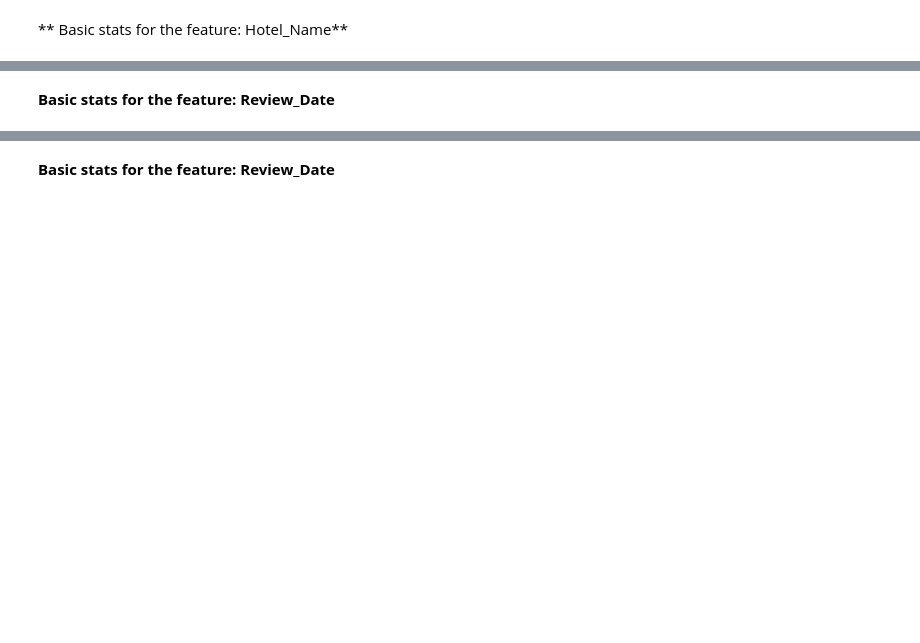
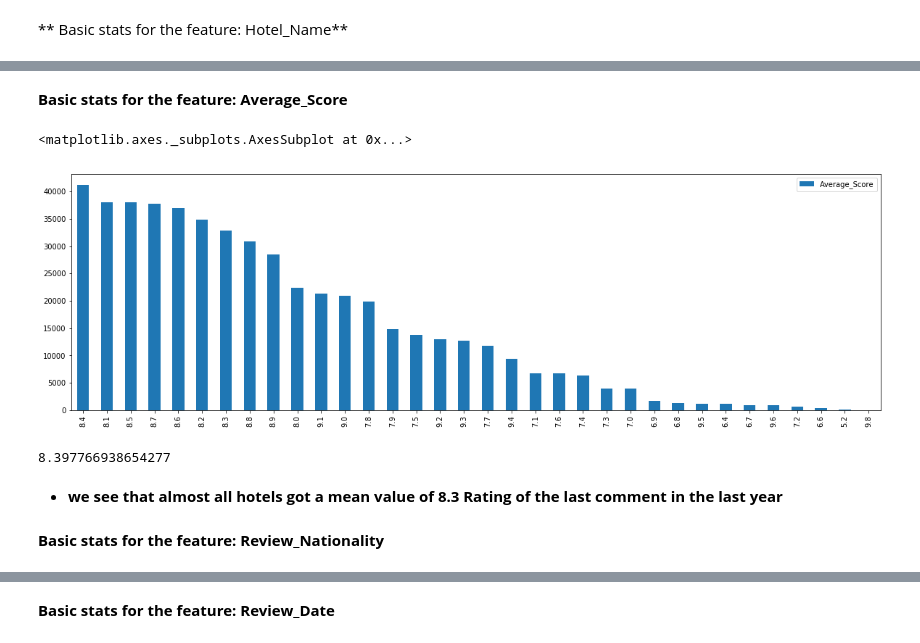
Before and after one commit to muralidhar520/Machine-Learning, a Jupyter notebook: 515k Hotel Reviews Data in Europe/515k-hotel-reviews-data-in-europe.ipynb, the cells around one changed output, grey strips where cells are left out. Cells and saved outputs as stored; diff of their text form; code cells hidden in the pictures; blank space fills up the shorter version.

```diff
--- a/515k Hotel Reviews Data in Europe/515k-hotel-reviews-data-in-europe.ipynb
+++ b/515k Hotel Reviews Data in Europe/515k-hotel-reviews-data-in-europe.ipynb
@@ -120,5 +119,18 @@ Hotel_Name_count.most_common(10)
 # %% [markdown]
-**Basic stats for the feature: Review_Date**
+**Basic stats for the feature: Average_Score**
+# %%
+df.Average_Score.value_counts().plot(kind='bar',legend=True,figsize=(20,6))
+# %% [output]
+<matplotlib.axes._subplots.AxesSubplot at 0x...>
+[figure, added]
+# %%
+df.Average_Score.mean()
+# %% [output]
+8.397766938654277
+# %% [markdown]
+* **we see that almost all hotels got a mean value of 8.3 Rating of the last comment in the last year**
+# %% [markdown]
+**Basic stats for the feature: Review_Nationality**
 # %%
 df.Reviewer_Nationality.describe()
 # %% [output]
```
Also changed, not shown: parts of 67 cells of this notebook, 1 other file.
